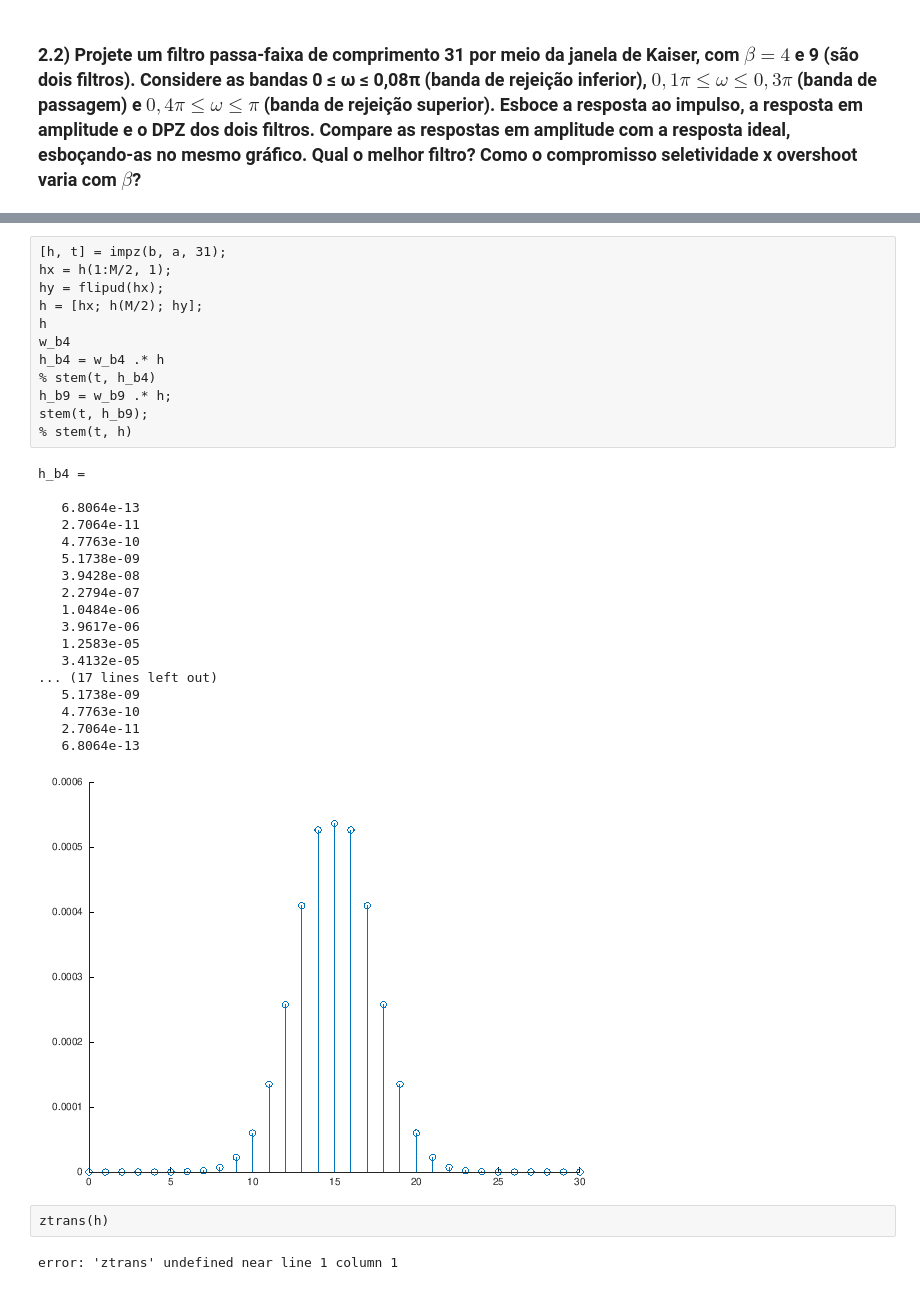
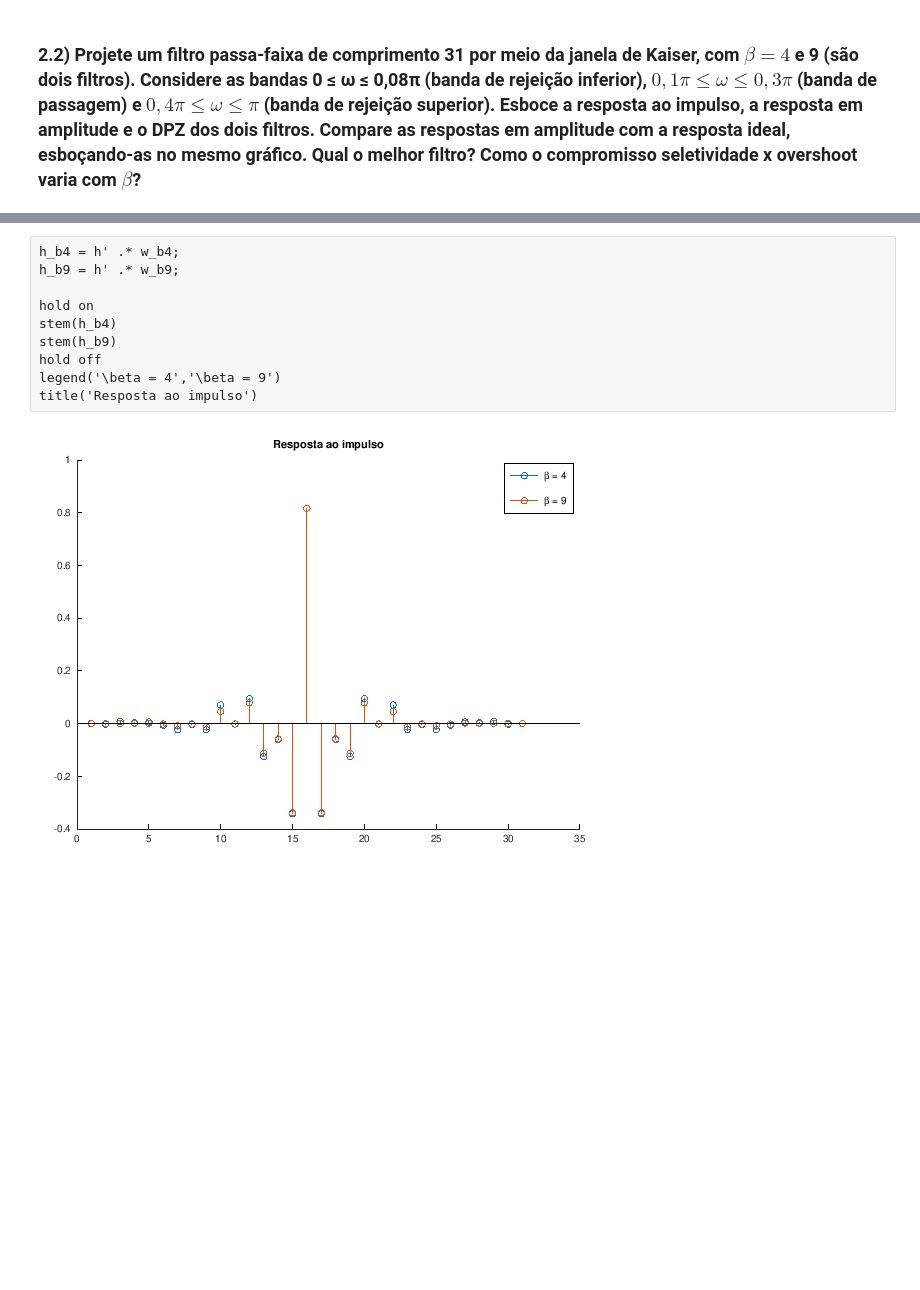
Before and after one commit to diegomhamilton/processamento-digital-de-sinais, a Jupyter notebook: Projeto_2/projeto.ipynb, the cells around one changed output, grey strips where cells are left out. Drawn from its saved outputs; the diff is of its cells as text; blank space fills up the shorter version.

```diff
--- a/Projeto_2/projeto.ipynb
+++ b/Projeto_2/projeto.ipynb
@@ -232,35 +222,12 @@ stem(h_b4)
-# %%
-[h, t] = impz(b, a, 31);
-hx = h(1:M/2, 1);
-hy = flipud(hx);
-h = [hx; h(M/2); hy];
-h
-w_b4
-h_b4 = w_b4 .* h
-% stem(t, h_b4)
-h_b9 = w_b9 .* h;
-stem(t, h_b9);
-% stem(t, h)
-# %% [output]
-h_b4 =
-
-   6.8064e-13
-   2.7064e-11
-   4.7763e-10
-   5.1738e-09
-   3.9428e-08
-   2.2794e-07
-   1.0484e-06
-   3.9617e-06
-   1.2583e-05
-   3.4132e-05
-... (17 lines left out)
-   5.1738e-09
-   4.7763e-10
-   2.7064e-11
-   6.8064e-13
-[figure, removed]
-# %%
-ztrans(h)
-# %% [output]
-error: 'ztrans' undefined near line 1 column 1
+# %%
+h_b4 = h' .* w_b4;
+h_b9 = h' .* w_b9;
+
+hold on
+stem(h_b4)
+stem(h_b9)
+hold off
+legend('\beta = 4','\beta = 9')
+title('Resposta ao impulso')
+# %% [output]
+[figure, added]
```
Also changed, not shown: parts of 4 cells of this notebook.
